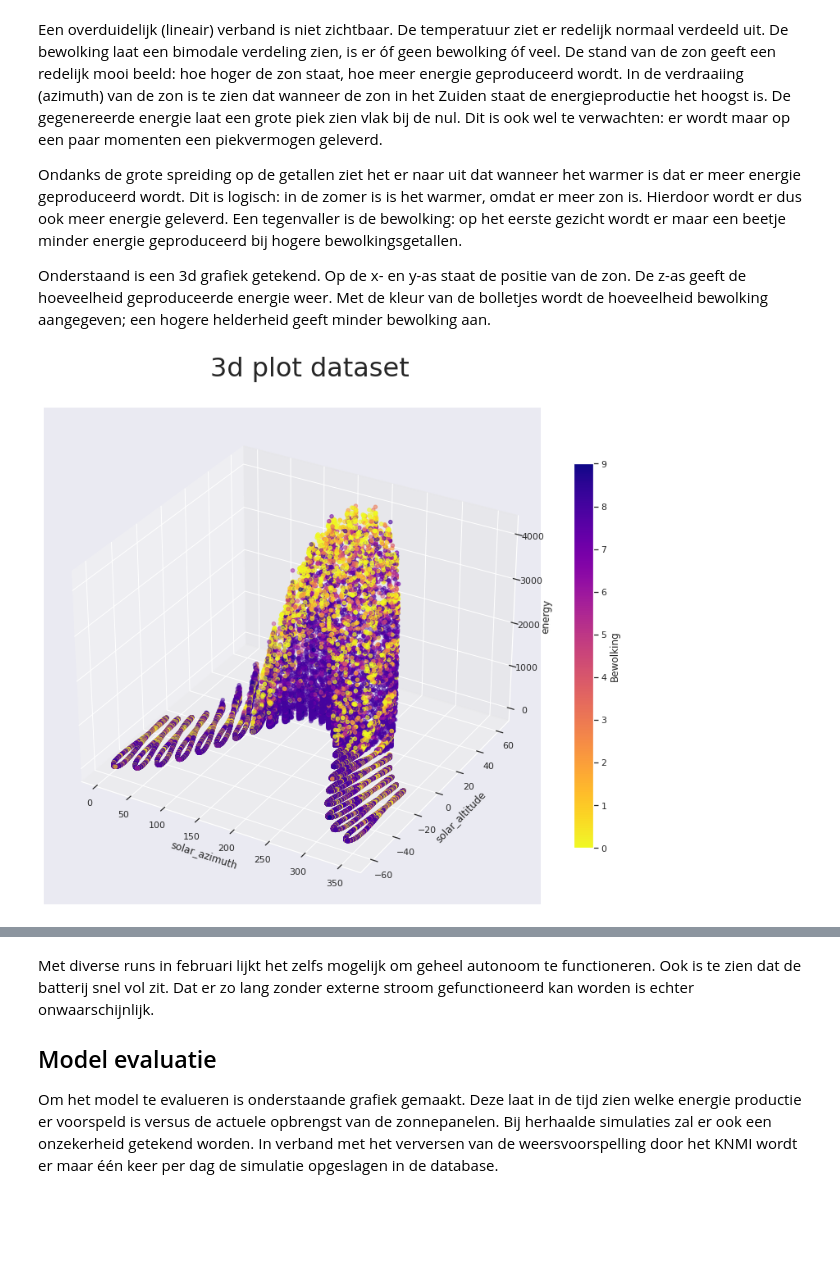
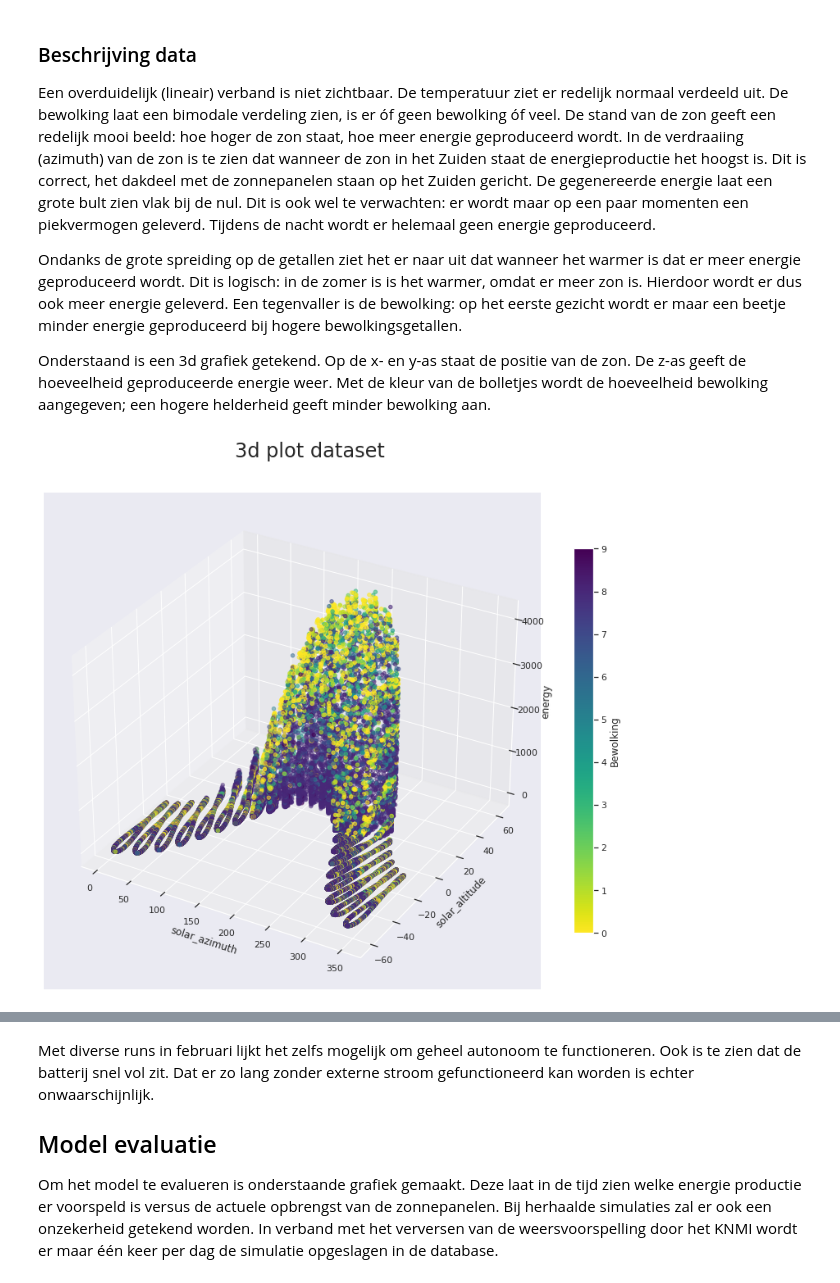
Before and after one commit to bosgnoom/data-engineer-eindopdracht, a Jupyter notebook: data_analyse.ipynb, the cells around one changed output, grey strips where cells are left out. Saved outputs shown, nothing was run; the diff lists cells and outputs as text; code cells hidden in the pictures; blank space fills up the shorter version.

```diff
--- a/data_analyse.ipynb
+++ b/data_analyse.ipynb
@@ -30,11 +30,10 @@ import seaborn as sns
 
 # Database inlezen
 conn = sqlite3.connect("database.db")
-data = pd.read_sql('SELECT * FROM dataset', conn)
+dataset = pd.read_sql('SELECT * FROM dataset', conn)
 conn.close()
 
 # Voor de zekerheid NaN weglaten (mochten ze er zijn)
-data.dropna(axis=0, inplace=True)
+dataset.dropna(axis=0, inplace=True)
 
-# Duur_neerslag uit dataset halen,
-dataset = data.drop(columns=["duur_neerslag"])
+dataset.tail()
@@ -52,35 +61,40 @@ g.fig.suptitle('Overzicht dataset', y=1.05, fontsize=32);
 # %% [markdown]
-Een overduidelijk (lineair) verband is niet zichtbaar. De temperatuur ziet er redelijk normaal verdeeld uit. De bewolking laat een bimodale verdeling zien, is er óf geen bewolking óf veel. De stand van de zon geeft een redelijk mooi beeld: hoe hoger de zon staat, hoe meer energie geproduceerd wordt. In de verdraaiing (azimuth) van de zon is te zien dat wanneer de zon in het Zuiden staat de energieproductie het hoogst is. De gegenereerde energie laat een grote piek zien vlak bij de nul. Dit is ook wel te verwachten: er wordt maar op een paar momenten een piekvermogen geleverd.
+### Beschrijving data
+
+Een overduidelijk (lineair) verband is niet zichtbaar. De temperatuur ziet er redelijk normaal verdeeld uit. De bewolking laat een bimodale verdeling zien, is er óf geen bewolking óf veel. De stand van de zon geeft een redelijk mooi beeld: hoe hoger de zon staat, hoe meer energie geproduceerd wordt. In de verdraaiing (azimuth) van de zon is te zien dat wanneer de zon in het Zuiden staat de energieproductie het hoogst is. Dit is correct, het dakdeel met de zonnepanelen staan op het Zuiden gericht. De gegenereerde energie laat een grote bult zien vlak bij de nul. Dit is ook wel te verwachten: er wordt maar op een paar momenten een piekvermogen geleverd. Tijdens de nacht wordt er helemaal geen energie geproduceerd.
 
 Ondanks de grote spreiding op de getallen ziet het er naar uit dat wanneer het warmer is dat er meer energie geproduceerd wordt. Dit is logisch: in de zomer is is het warmer, omdat er meer zon is. Hierdoor wordt er dus ook meer energie geleverd. Een tegenvaller is de bewolking: op het eerste gezicht wordt er maar een beetje minder energie geproduceerd bij hogere bewolkingsgetallen.
 
 Onderstaand is een 3d grafiek getekend. Op de x- en y-as staat de positie van de zon. De z-as geeft de hoeveelheid geproduceerde energie weer. Met de kleur van de bolletjes wordt de hoeveelheid bewolking aangegeven; een hogere helderheid geeft minder bewolking aan.
 # %%
-# 3d grafiek tekenen,
+# 3d grafiek tekenen
+fig = plt.figure(figsize=(12, 12))
+ax = fig.add_subplot(111, projection='3d')
+
 # x en y: stand zon
 # z: energie
 # c: bewolking
-fig = plt.figure(figsize=(12, 12))
-ax = fig.add_subplot(111, projection='3d')
-
 x = dataset["solar_azimuth"]
 y = dataset["solar_altitude"]
 z = dataset["energy"]
 c = dataset["bewolking"]
 
-p = ax.scatter(x, y, z, c=c, marker='o', cmap=plt.cm.plasma_r)
+# Grafiek zelf tekenen
+p = ax.scatter(x, y, z, c=c, marker='o', cmap=plt.cm.viridis_r)
 ax.set_xlabel('solar_azimuth')
 ax.set_ylabel('solar_altitude')
 ax.set_zlabel('energy')
 
+# Colormap toevoegen
 plt.rcParams['axes.grid'] = False
 cbar = fig.colorbar(p, fraction=0.035, pad=0.06);
 cbar.set_label("Bewolking")
 
-fig.suptitle('3d plot dataset', y=0.925, fontsize=32)
+# Titel
+fig.suptitle('3d plot dataset', y=0.925, fontsize=24)
 plt.show()
 # %% [output]
-[figure, old version]
+[figure, new version]
 # %% [markdown]
 Ook in deze plot is te zien dat door de dag heen bij een hogere stand van de zon (solar_altitude) èn minder bewolking (gele bolletjes) er meer energie geproduceerd wordt.
 
```
Also changed, not shown: parts of 27 cells of this notebook, 1 other file.
